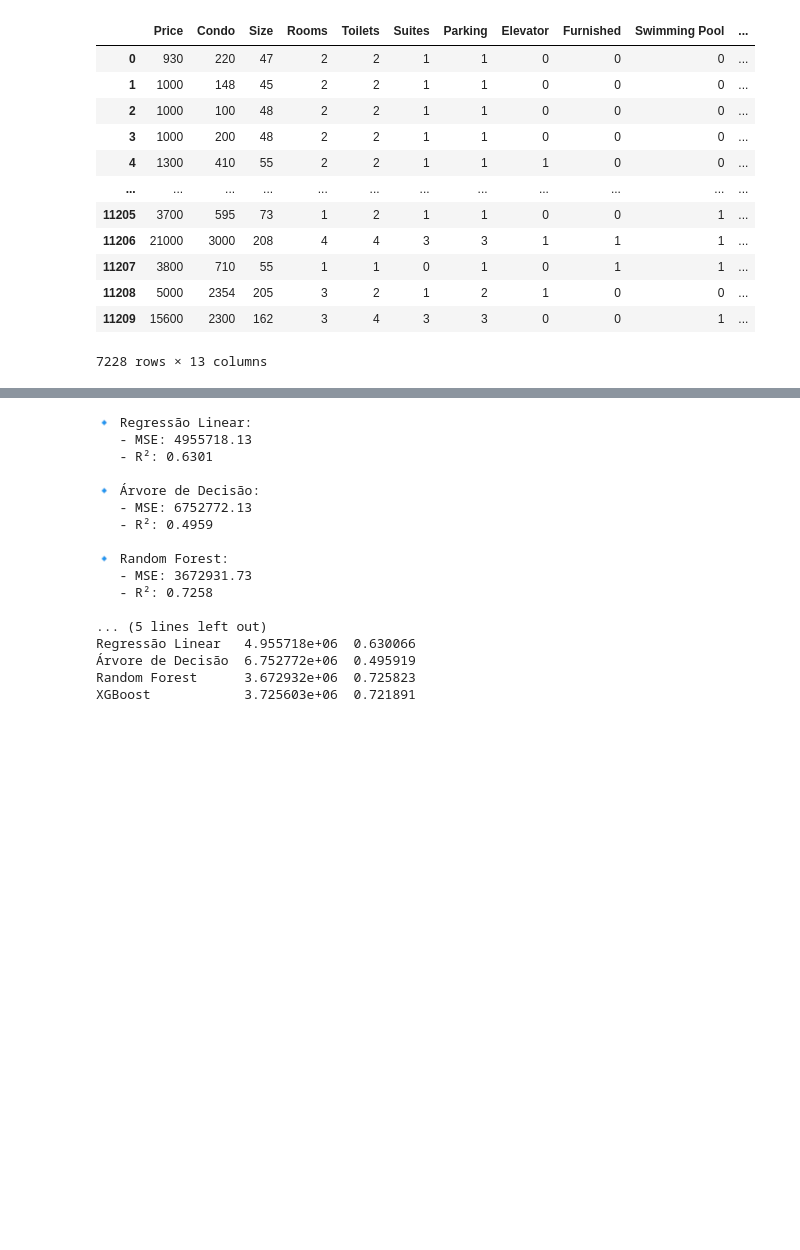
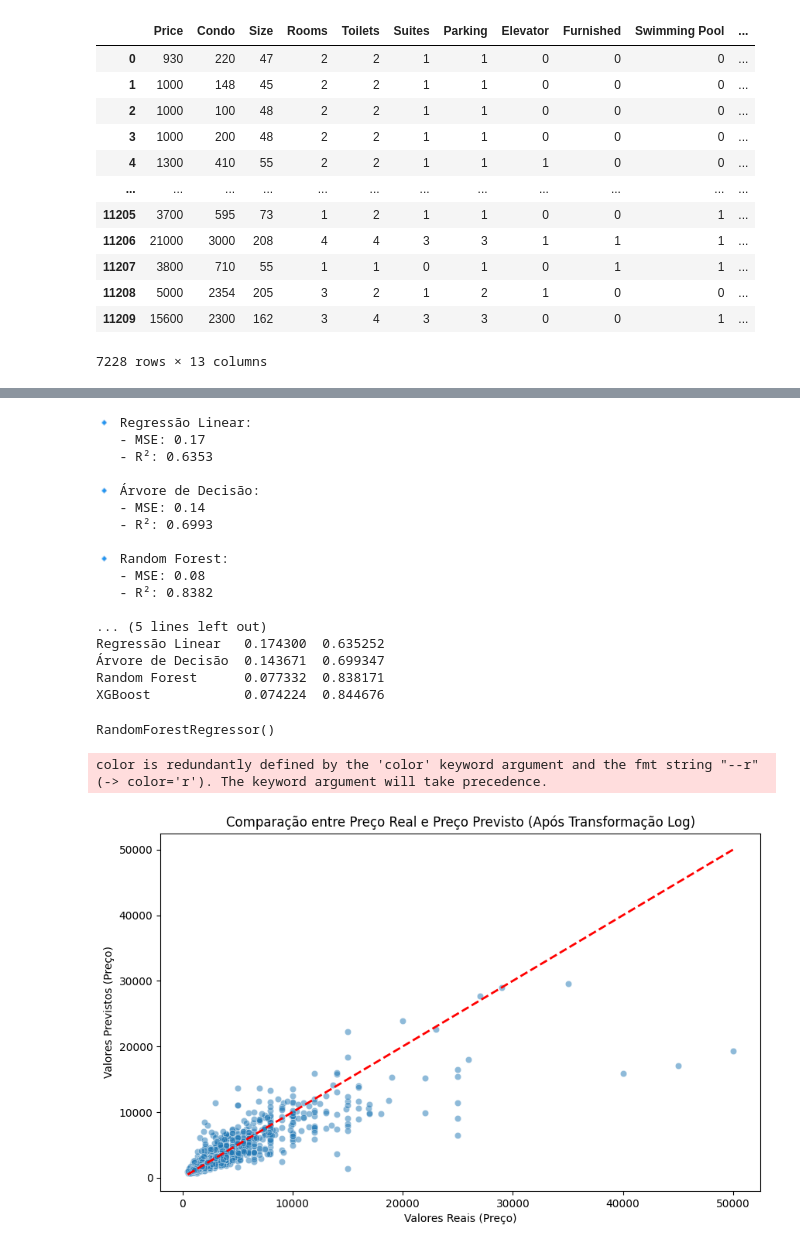
Before and after one commit to araujojv/Projeto_prevendo_preco_de_apartamento_SP, a Jupyter notebook: proejto_previsao_preco_imovel_sp/previsao.ipynb, the cells around one changed output, grey strips where cells are left out. Cells and saved outputs as stored; diff of their text form; code cells hidden in the pictures; blank space fills up the shorter version.

```diff
--- a/proejto_previsao_preco_imovel_sp/previsao.ipynb
+++ b/proejto_previsao_preco_imovel_sp/previsao.ipynb
@@ -163,3 +142,7 @@ df_cleaned
+# %%
+import numpy as np
+
+df_cleaned["Price"] = np.log1p(df_cleaned["Price"])
 # %%
 ##separando teste e treino
 from sklearn.model_selection import train_test_split
@@ -168,3 +151,9 @@ Y = df_cleaned["Price"] ##variavel alvo
 X = df_cleaned.drop(columns=["Price"])
 
 x_train, x_test, y_train, y_test = train_test_split(X, Y, test_size=0.3)
+# %%
+test_preds = modelos["Random Forest"].predict(x_test)
+
+# Conferir valores antes da transformação inversa
+print("Previsões (log):", test_preds[:5])
+print("Valores reais (log):", y_test[:5])
@@ -171,3 +168,7 @@ x_train, x_test, y_train, y_test = train_test_split(X, Y, test_size=0.3)
+# %%
+# aplicando transformação inversa
+y_test_original = np.expm1(y_test)  # valores reias
+test_preds_original = np.expm1(test_preds)  # previsoes recuperadas
 # %%
 from sklearn.linear_model import LinearRegression
 from sklearn.tree import DecisionTreeRegressor
@@ -205,19 +206,39 @@ df_resultados = pd.DataFrame(resultados).T
 print(df_resultados)
 # %% [output]
 🔹 Regressão Linear:
-   - MSE: 4955718.13
-   - R²: 0.6301
+   - MSE: 0.17
+   - R²: 0.6353
 
 🔹 Árvore de Decisão:
-   - MSE: 6752772.13
-   - R²: 0.4959
+   - MSE: 0.14
+   - R²: 0.6993
 
 🔹 Random Forest:
-   - MSE: 3672931.73
-   - R²: 0.7258
+   - MSE: 0.08
+   - R²: 0.8382
 
 ... (5 lines left out)
-Regressão Linear   4.955718e+06  0.630066
-Árvore de Decisão  6.752772e+06  0.495919
-Random Forest      3.672932e+06  0.725823
-XGBoost            3.725603e+06  0.721891
+Regressão Linear   0.174300  0.635252
+Árvore de Decisão  0.143671  0.699347
+Random Forest      0.077332  0.838171
+XGBoost            0.074224  0.844676
+# %%
+best_rf_model = RandomForestRegressor()
+best_rf_model.fit(x_train, y_train)
+# %% [output]
+RandomForestRegressor()
+# %%
+import matplotlib.pyplot as plt
+import seaborn as sns
+
+plt.figure(figsize=(10,6))
+sns.scatterplot(x=y_test_original, y=test_preds_original, alpha=0.5)
+plt.plot([y_test_original.min(), y_test_original.max()],
+         [y_test_original.min(), y_test_original.max()], '--r', linewidth=2, color='red')
+plt.xlabel("Valores Reais (Preço)")
+plt.ylabel("Valores Previstos (Preço)")
+plt.title("Comparação entre Preço Real e Preço Previsto (Após Transformação Log)")
+plt.show()
+# %% [output]
+color is redundantly defined by the 'color' keyword argument and the fmt string "--r" (-> color='r'). The keyword argument will take precedence.
+[figure, added]
```
Also changed, not shown: parts of 4 cells of this notebook.
